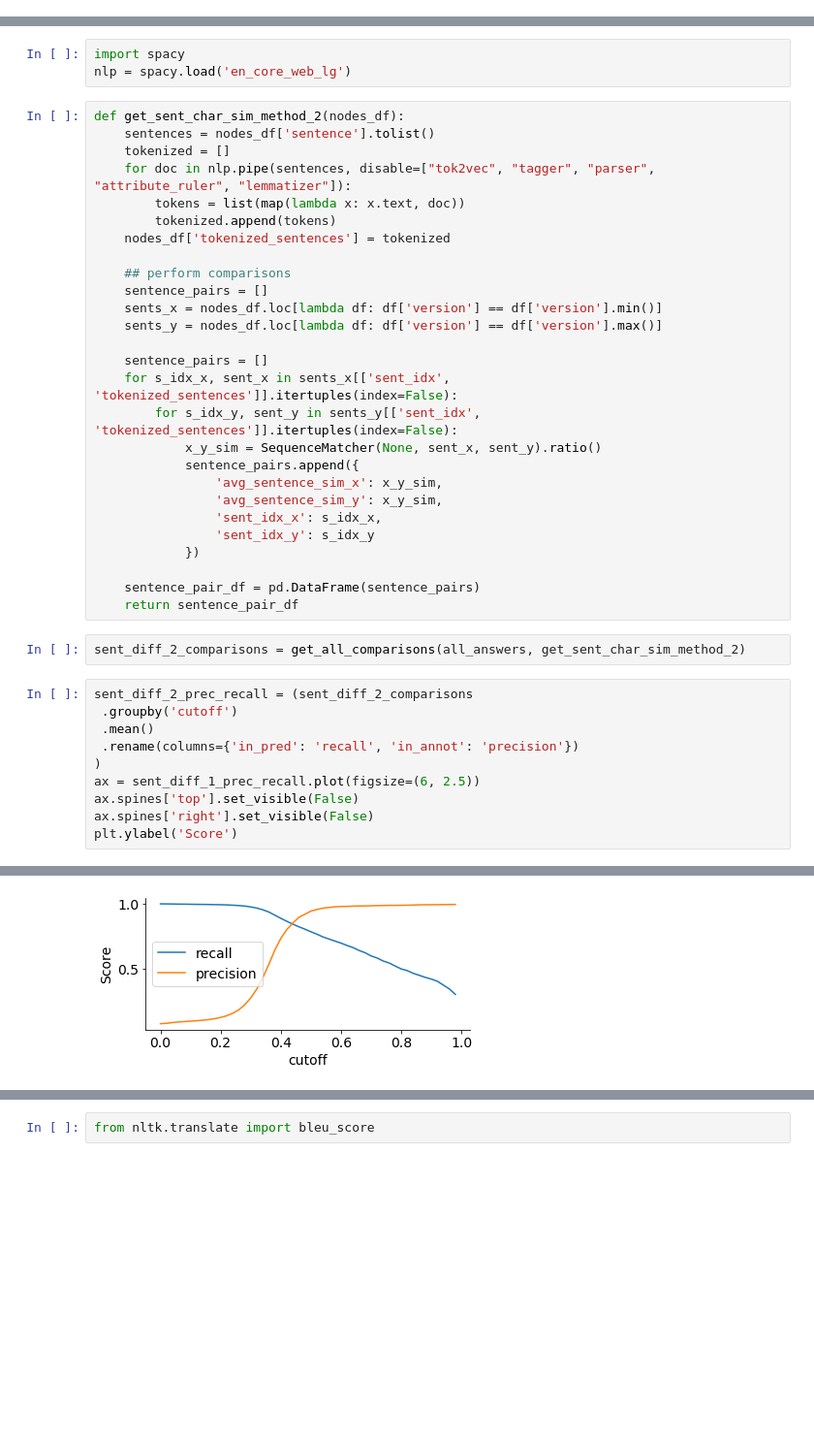
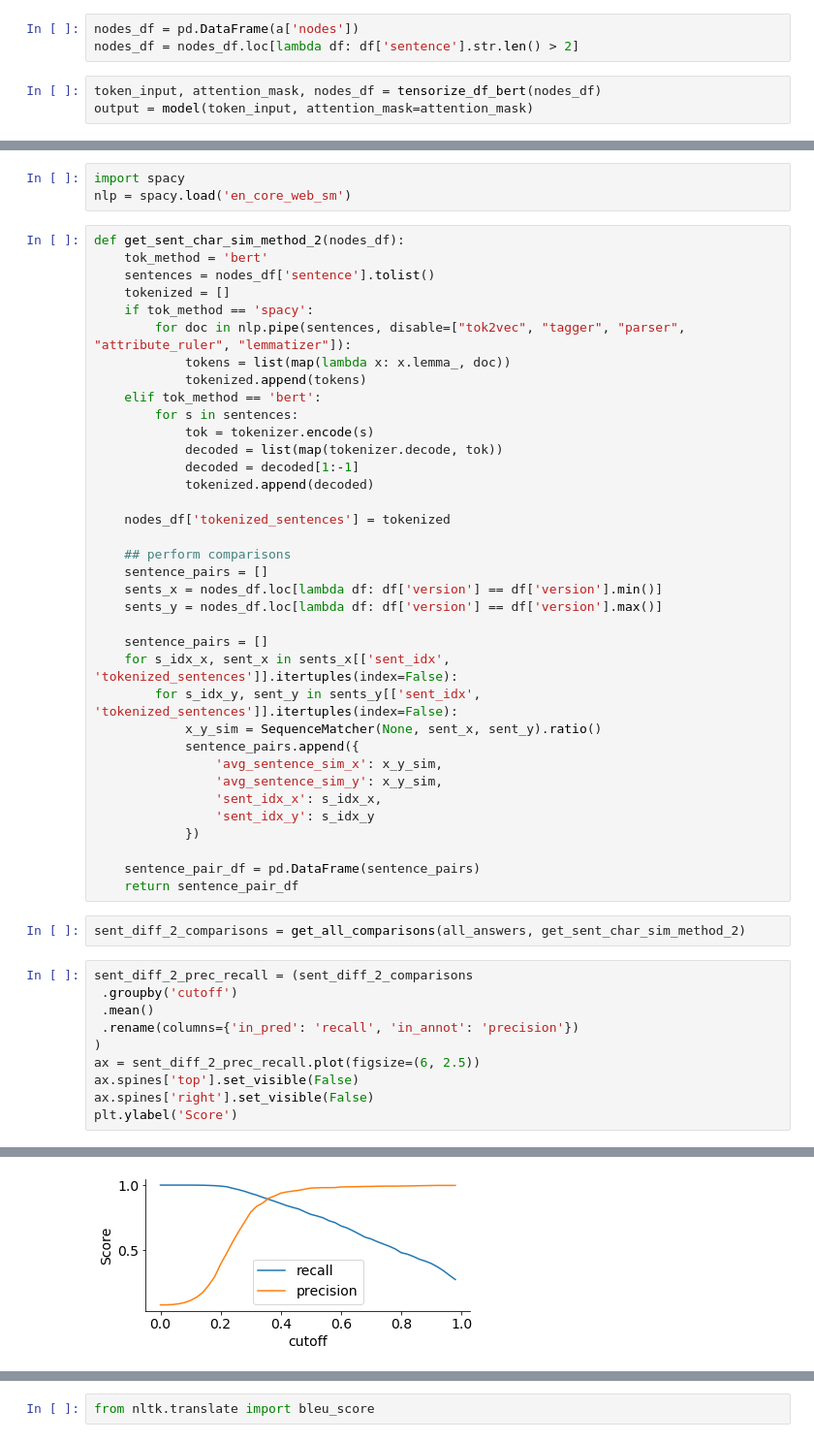
Before and after one commit to alex2awesome/edit-pathways, a Jupyter notebook: notebooks/2021-10-24__anaylze-mturk-output.ipynb, the cells around one changed output, grey strips where cells are left out. Shown at 97% size. Drawn from its saved outputs; the diff is of its cells as text; blank space fills up the shorter version.

```diff
--- a/notebooks/2021-10-24__anaylze-mturk-output.ipynb
+++ b/notebooks/2021-10-24__anaylze-mturk-output.ipynb
@@ -230,0 +490,6 @@ def get_sentence_similarities_unigram_bert_1(nodes_df):
+# %%
+nodes_df = pd.DataFrame(a['nodes'])
+nodes_df = nodes_df.loc[lambda df: df['sentence'].str.len() > 2]
+# %%
+token_input, attention_mask, nodes_df = tensorize_df_bert(nodes_df)
+output = model(token_input, attention_mask=attention_mask)
@@ -302,14 +588,23 @@ Text(0, 0.5, 'Score')
 0.8586017403337957
 # %%
 import spacy
-nlp = spacy.load('en_core_web_lg')
+nlp = spacy.load('en_core_web_sm')
 # %%
 def get_sent_char_sim_method_2(nodes_df):
+    tok_method = 'bert'
     sentences = nodes_df['sentence'].tolist()
     tokenized = []
-    for doc in nlp.pipe(sentences, disable=["tok2vec", "tagger", "parser", "attribute_ruler", "lemmatizer"]):
-        tokens = list(map(lambda x: x.text, doc))
-        tokenized.append(tokens)
+    if tok_method == 'spacy':
+        for doc in nlp.pipe(sentences, disable=["tok2vec", "tagger", "parser", "attribute_ruler", "lemmatizer"]):
+            tokens = list(map(lambda x: x.lemma_, doc))
+            tokenized.append(tokens)
+    elif tok_method == 'bert':
+        for s in sentences:
+            tok = tokenizer.encode(s)
+            decoded = list(map(tokenizer.decode, tok))
+            decoded = decoded[1:-1]
+            tokenized.append(decoded)
+
     nodes_df['tokenized_sentences'] = tokenized
 
     ## perform comparisons
@@ -335,16 +630,16 @@ sent_diff_2_comparisons = get_all_comparisons(all_answers, get_sent_char_sim_met
 # %%
 sent_diff_2_prec_recall = (sent_diff_2_comparisons
  .groupby('cutoff')
  .mean()
  .rename(columns={'in_pred': 'recall', 'in_annot': 'precision'})
 )
-ax = sent_diff_1_prec_recall.plot(figsize=(6, 2.5))
+ax = sent_diff_2_prec_recall.plot(figsize=(6, 2.5))
 ax.spines['top'].set_visible(False)
 ax.spines['right'].set_visible(False)
 plt.ylabel('Score')
 # %% [output]
 Text(0, 0.5, 'Score')
-[figure, old version]
+[figure, new version]
 # %%
 (sent_diff_2_prec_recall
  .apply(lambda x: 2 * (x['precision'] * x['recall']) / ((x['precision'] + x['recall'])),  axis=1)
```
Also changed, not shown: parts of 40 cells of this notebook, 36 other files.
